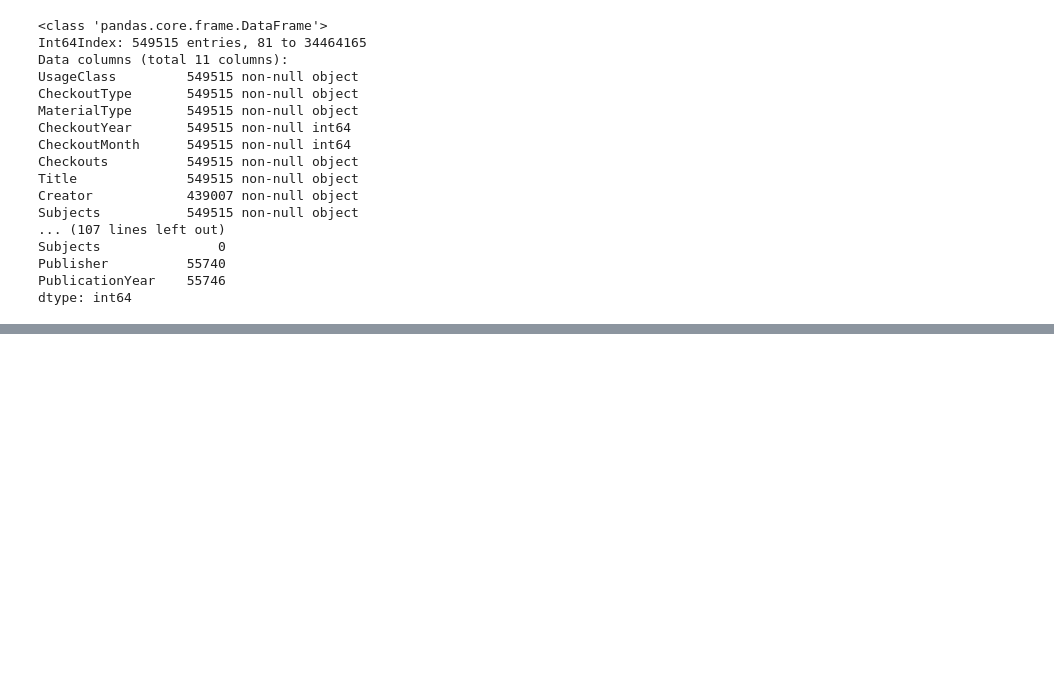
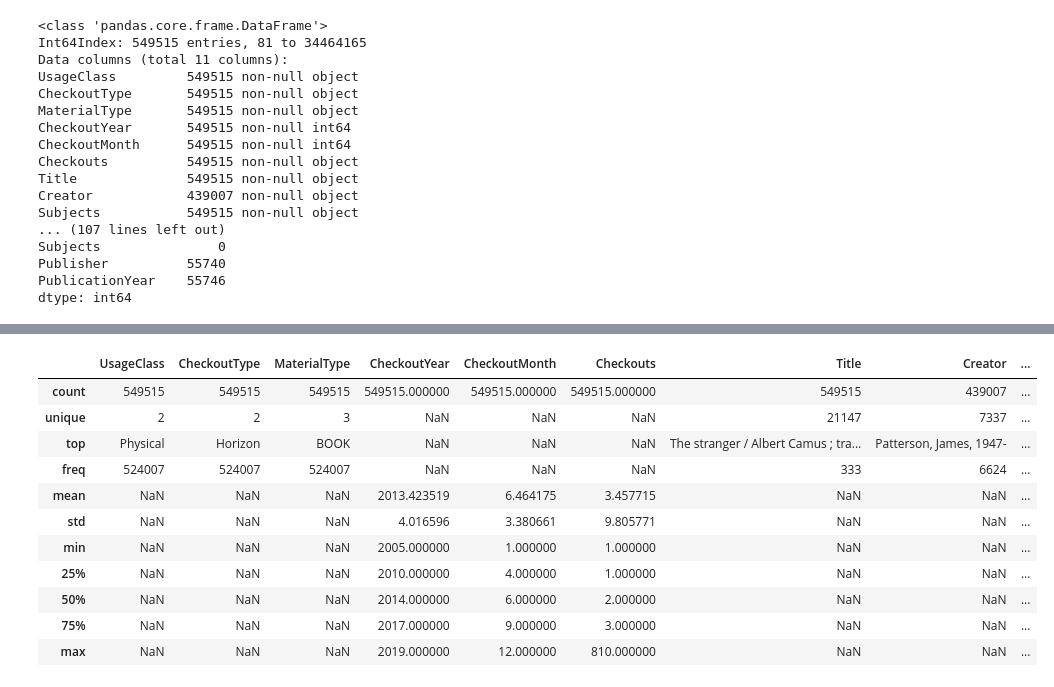
Before and after one commit to OanaTudu/BookTitleMovieCandidate, a Jupyter notebook: LibraryBooks.ipynb, the cells around one changed output, grey strips where cells are left out. Cells and saved outputs as stored; diff of their text form; code cells hidden in the pictures; blank space fills up the shorter version.

```diff
--- a/LibraryBooks.ipynb
+++ b/LibraryBooks.ipynb
@@ -193,3 +193,18 @@ See the caveats in the documentation: http://pandas.pydata.org/pandas-docs/stabl
 | 34464048 | Digital | OverDrive | EBOOK | 2018 | 2 | 4 | The Fact of a Body: A Murder and ... | Alexandria Marzano-Lesnevich | ... |
 | 34464089 | Physical | Horizon | BOOK | 2018 | 2 | 1 | Midnight crossing / Tricia Fields. | Fields, Tricia | ... |
 | 34464165 | Physical | Horizon | BOOK | 2018 | 2 | 4 | Mayhem & mass / Olivia Matthews. | Matthews, Olivia | ... |
+# %%
+df1.describe(include='all')
+# %% [output]
+|  | UsageClass | CheckoutType | MaterialType | CheckoutYear | CheckoutMonth | Checkouts | Title | Creator | ... |
+| count | 549515 | 549515 | 549515 | 549515.000000 | 549515.000000 | 549515.000000 | 549515 | 439007 | ... |
+| unique | 2 | 2 | 3 | NaN | NaN | NaN | 21147 | 7337 | ... |
+| top | Physical | Horizon | BOOK | NaN | NaN | NaN | The stranger / Albert Camus ; tra... | Patterson, James, 1947- | ... |
+| freq | 524007 | 524007 | 524007 | NaN | NaN | NaN | 333 | 6624 | ... |
+| mean | NaN | NaN | NaN | 2013.423519 | 6.464175 | 3.457715 | NaN | NaN | ... |
+| std | NaN | NaN | NaN | 4.016596 | 3.380661 | 9.805771 | NaN | NaN | ... |
+| min | NaN | NaN | NaN | 2005.000000 | 1.000000 | 1.000000 | NaN | NaN | ... |
+| 25% | NaN | NaN | NaN | 2010.000000 | 4.000000 | 1.000000 | NaN | NaN | ... |
+| 50% | NaN | NaN | NaN | 2014.000000 | 6.000000 | 2.000000 | NaN | NaN | ... |
+| 75% | NaN | NaN | NaN | 2017.000000 | 9.000000 | 3.000000 | NaN | NaN | ... |
+| max | NaN | NaN | NaN | 2019.000000 | 12.000000 | 810.000000 | NaN | NaN | ... |
```
Also changed, not shown: parts of 2 cells of this notebook.
